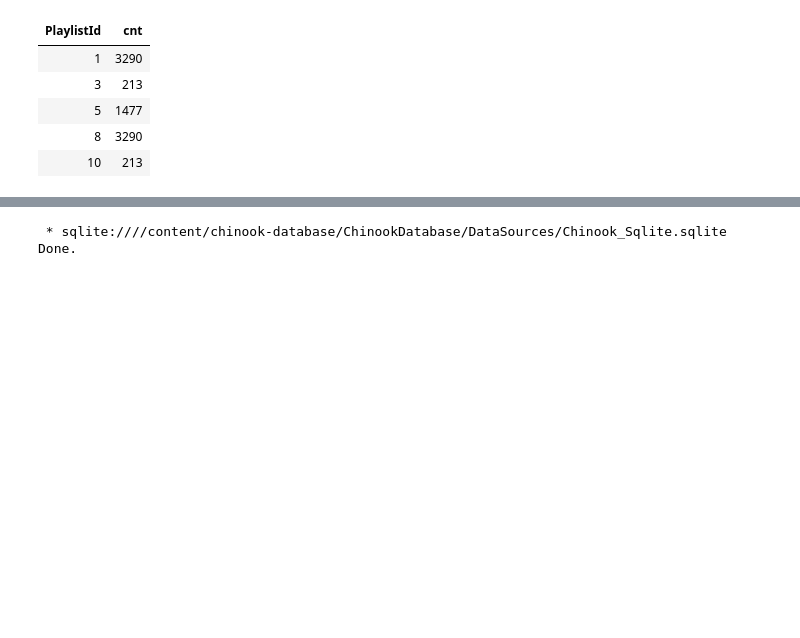
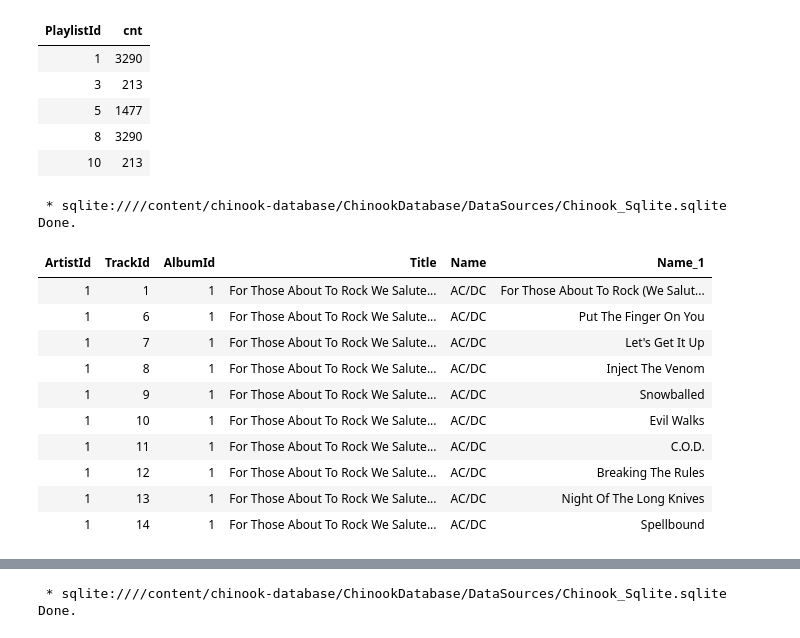
Before and after one commit to adigenova/uohdb, a Jupyter notebook: code/Chinook_db.ipynb, the cells around one changed output, grey strips where cells are left out. Saved outputs shown, nothing was run; the diff lists cells and outputs as text; code cells hidden in the pictures; blank space fills up the shorter version.

```diff
--- a/code/Chinook_db.ipynb
+++ b/code/Chinook_db.ipynb
@@ -349,3 +396,22 @@ Done.
 | 5 | 1477 |
 | 8 | 3290 |
 | 10 | 213 |
+# %%
+%%sql
+select a.ArtistId, t.TrackId, al.AlbumId, al.Title, a.Name, t.Name
+from album as al, Artist as a, track as t
+where al.Artistid = a.Artistid and t.AlbumId = al.AlbumId order by a.ArtistId limit 10;
+# %% [output]
+ * sqlite:////content/chinook-database/ChinookDatabase/DataSources/Chinook_Sqlite.sqlite
+Done.
+| ArtistId | TrackId | AlbumId | Title | Name | Name_1 |
+| 1 | 1 | 1 | For Those About To Rock We Salute... | AC/DC | For Those About To Rock (We Salut... |
+| 1 | 6 | 1 | For Those About To Rock We Salute... | AC/DC | Put The Finger On You |
+| 1 | 7 | 1 | For Those About To Rock We Salute... | AC/DC | Let's Get It Up |
+| 1 | 8 | 1 | For Those About To Rock We Salute... | AC/DC | Inject The Venom |
+| 1 | 9 | 1 | For Those About To Rock We Salute... | AC/DC | Snowballed |
+| 1 | 10 | 1 | For Those About To Rock We Salute... | AC/DC | Evil Walks |
+| 1 | 11 | 1 | For Those About To Rock We Salute... | AC/DC | C.O.D. |
+| 1 | 12 | 1 | For Those About To Rock We Salute... | AC/DC | Breaking The Rules |
+| 1 | 13 | 1 | For Those About To Rock We Salute... | AC/DC | Night Of The Long Knives |
+| 1 | 14 | 1 | For Those About To Rock We Salute... | AC/DC | Spellbound |
```
Also changed, not shown: parts of 11 cells of this notebook.
